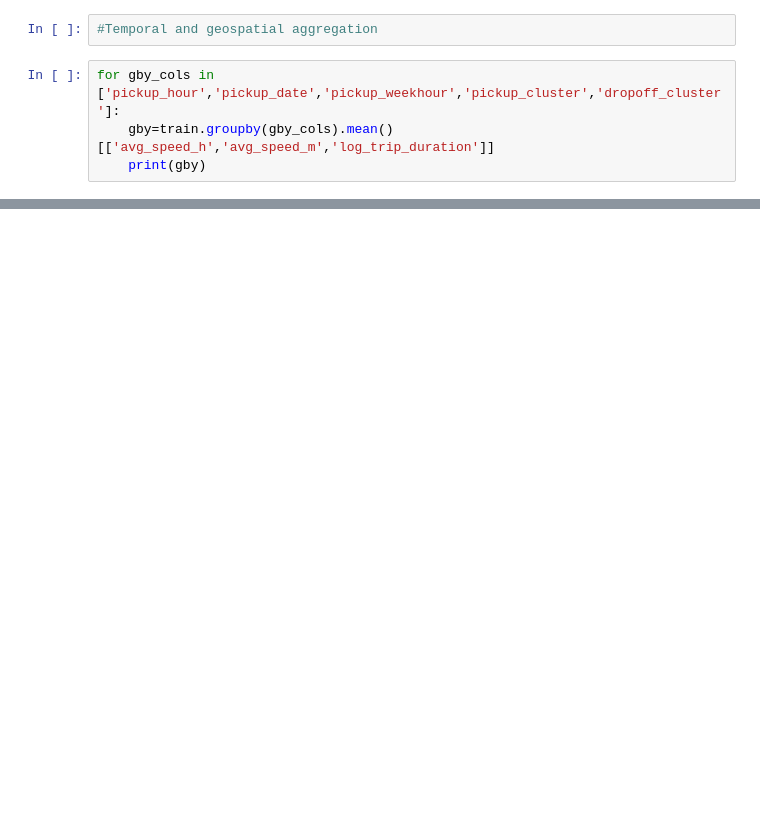
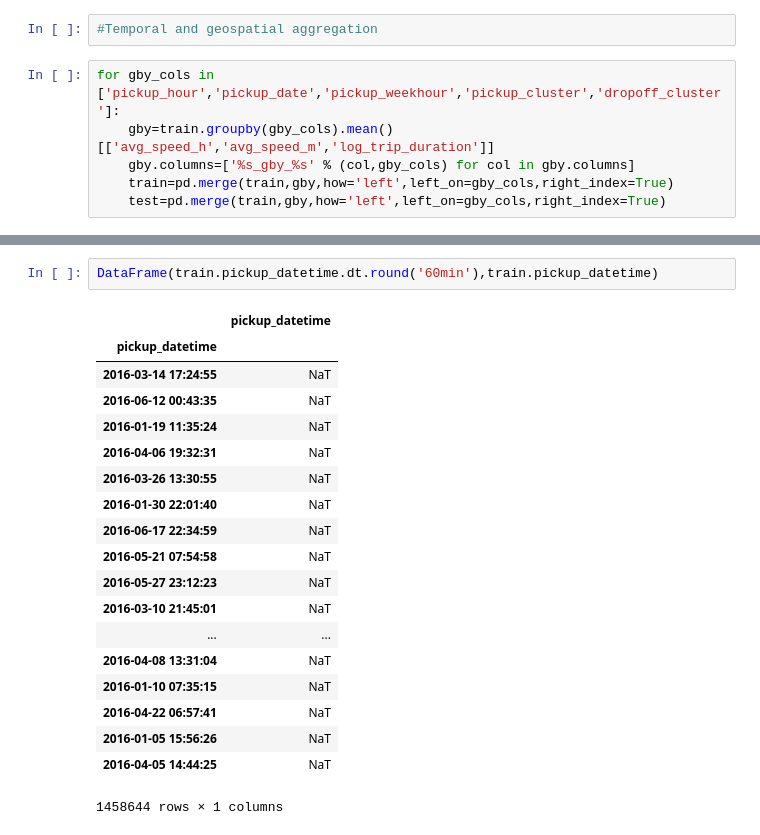
Before and after one commit to prabha-git/kaggle, a Jupyter notebook: New York City Taxi Trip Duration/From EDA to the Top (LB 0.367) by Beluga.ipynb, the cells around one changed output, grey strips where cells are left out. Saved outputs shown, nothing was run; the diff lists cells and outputs as text; blank space fills up the shorter version.

```diff
--- a/New York City Taxi Trip Duration/From EDA to the Top (LB 0.367) by Beluga.ipynb
+++ b/New York City Taxi Trip Duration/From EDA to the Top (LB 0.367) by Beluga.ipynb
@@ -239,4 +240,6 @@ ax.set_ylim(city_lat_border)
 # %%
 for gby_cols in ['pickup_hour','pickup_date','pickup_weekhour','pickup_cluster','dropoff_cluster']:
     gby=train.groupby(gby_cols).mean()[['avg_speed_h','avg_speed_m','log_trip_duration']]
-    print(gby)
+    gby.columns=['%s_gby_%s' % (col,gby_cols) for col in gby.columns]
+    train=pd.merge(train,gby,how='left',left_on=gby_cols,right_index=True)
+    test=pd.merge(train,gby,how='left',left_on=gby_cols,right_index=True)
@@ -266,0 +257,22 @@ pickup_hour
+# %%
+DataFrame(train.pickup_datetime.dt.round('60min'),train.pickup_datetime)
+# %% [output]
+|  | pickup_datetime |
+| pickup_datetime |  |
+| 2016-03-14 17:24:55 | NaT |
+| 2016-06-12 00:43:35 | NaT |
+| 2016-01-19 11:35:24 | NaT |
+| 2016-04-06 19:32:31 | NaT |
+| 2016-03-26 13:30:55 | NaT |
+| 2016-01-30 22:01:40 | NaT |
+| 2016-06-17 22:34:59 | NaT |
+| 2016-05-21 07:54:58 | NaT |
+| 2016-05-27 23:12:23 | NaT |
+| 2016-03-10 21:45:01 | NaT |
+| ... | ... |
+| 2016-04-08 13:31:04 | NaT |
+| 2016-01-10 07:35:15 | NaT |
+| 2016-04-22 06:57:41 | NaT |
+| 2016-01-05 15:56:26 | NaT |
+| 2016-04-05 14:44:25 | NaT |
+1458644 rows × 1 columns
```
Also changed, not shown: parts of 5 cells of this notebook.
